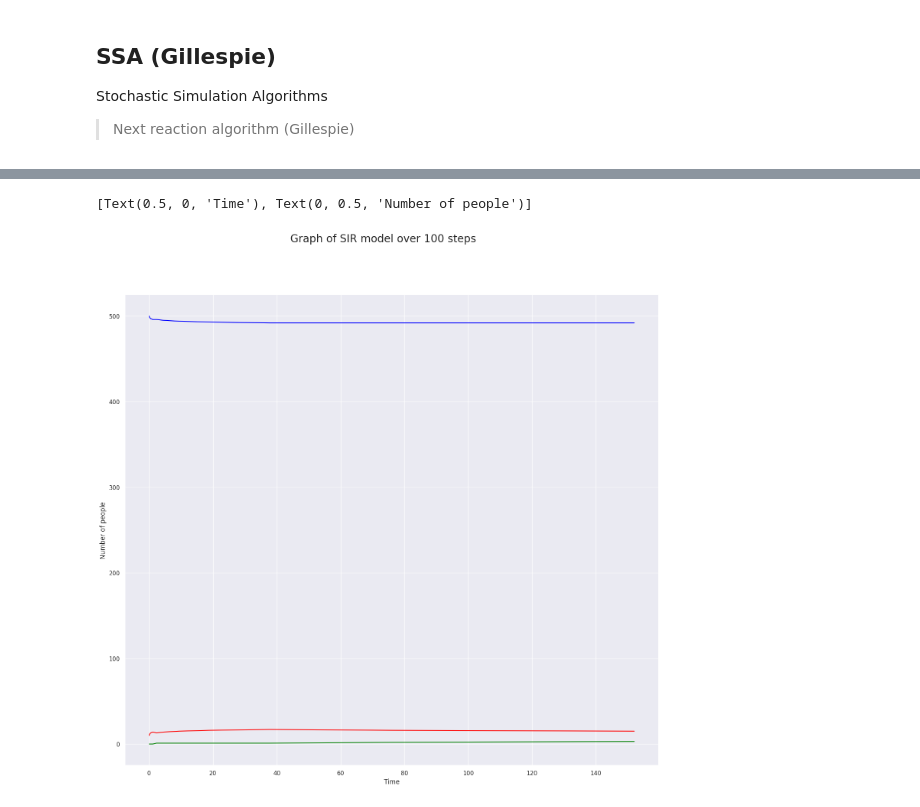
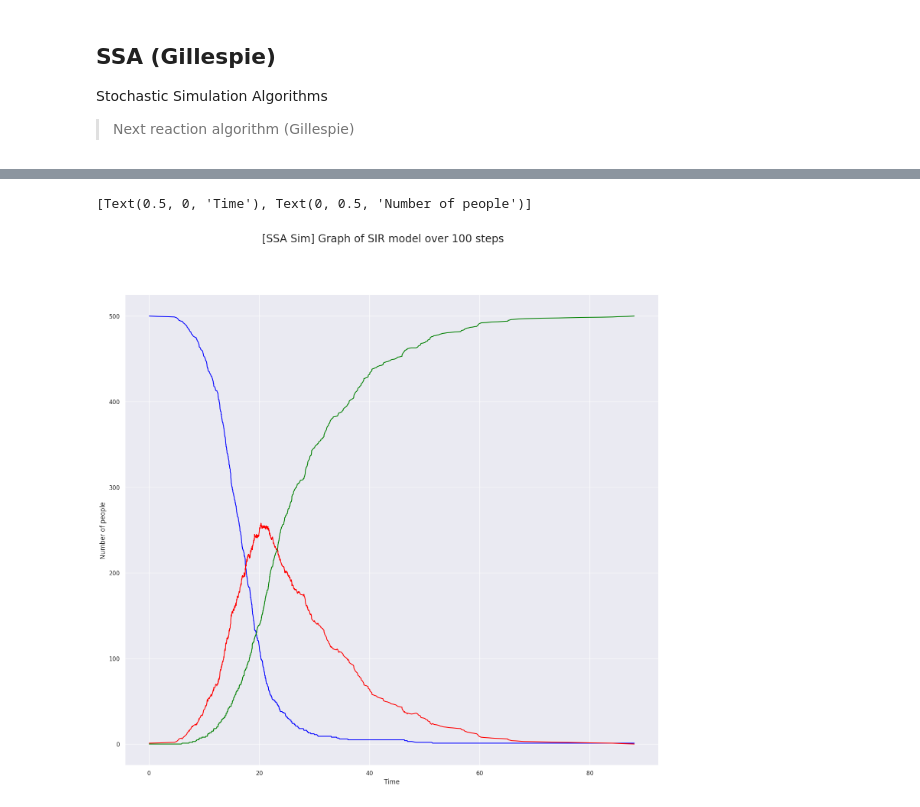
Before and after one commit to 0nyr/epidemic_sim, a Jupyter notebook: src/sim.ipynb, the cells around one changed output, grey strips where cells are left out. Saved outputs shown, nothing was run; the diff lists cells and outputs as text; code cells hidden in the pictures.

```diff
--- a/src/sim.ipynb
+++ b/src/sim.ipynb
@@ -110,7 +110,7 @@ df = pd.DataFrame(columns=['time', 'S', 'I', 'R'])
 
 # initial conditions
 # add a row to df with initial conditions
-df.loc[len(df.index)] = [0, 500, 10, 0]
+df.loc[len(df.index)] = [0, 500, 1, 0]
 display(df.head(5))
 # %% [output]
 |  | time | S | I | R |
@@ -148,7 +148,7 @@ while time < max_time:
     p = p1 + p2
 
     # compute time to next reaction
-    delta_t = time - np.log(np.random.rand())/p
+    time = time - np.log(np.random.rand())/p
 
     selected_reaction = G(p1, p2, p)
 
@@ -165,8 +165,7 @@ while time < max_time:
         new_R = R + 1
 
     # update time
-    print(f"Time: {time:.2f} ")
-    time += delta_t
+    #print(f"Time: {time:.2f} ")
 
     # save new row
     df.loc[len(df.index)] = [time, new_S, new_I, new_R]
@@ -195,19 +183,19 @@ Time: 76.00
 # %%
 # plot results
 import matplotlib.pyplot as plt
 import seaborn as sns
 sns.set()
 
 fig, ax = plt.subplots(1, 1, figsize=(18,16))
-fig.suptitle(f"Graph of SIR model over {nb_steps} steps", fontsize=20)
+fig.suptitle(f"[SSA Sim] Graph of SIR model over {nb_steps} steps", fontsize=20)
 
 # plot with x axis as time
 g = sns.lineplot(data=df, ax=ax, x='time', y='S', color='blue')
 g = sns.lineplot(data=df, ax=ax, x='time', y='I', color='red')
 g = sns.lineplot(data=df, ax=ax, x='time', y='R', color='green')
 g.set(xlabel="Time", ylabel="Number of people")
 
 # legend setting
 # %% [output]
 [Text(0.5, 0, 'Time'), Text(0, 0.5, 'Number of people')]
-[figure, old version]
+[figure, new version]
```
Also changed, not shown: parts of 3 cells of this notebook, 5 other files.
